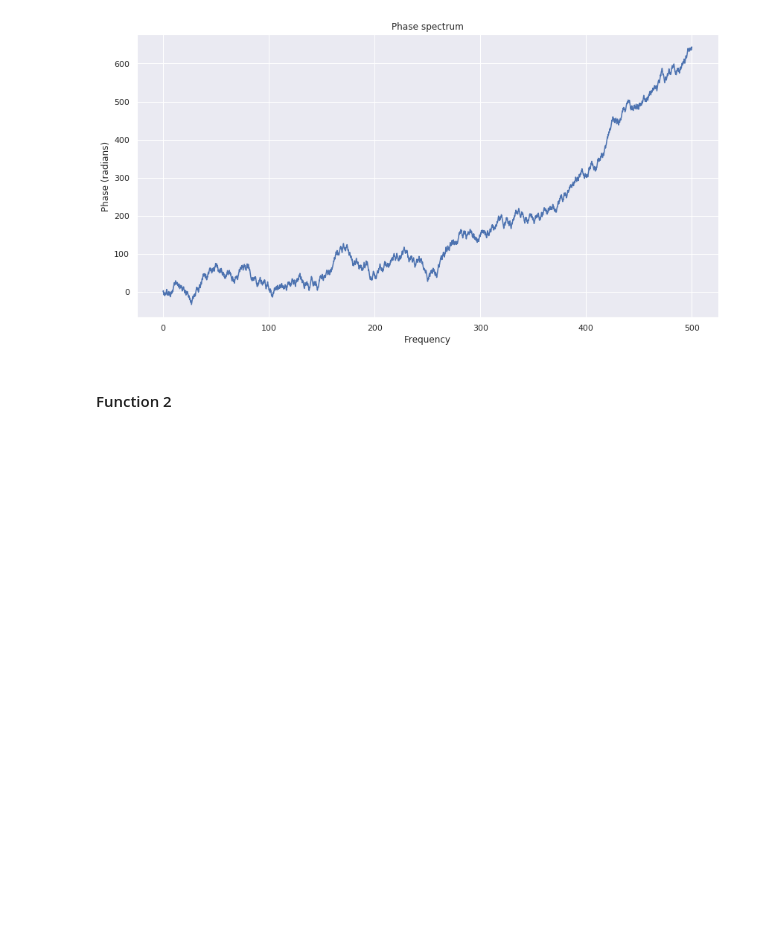
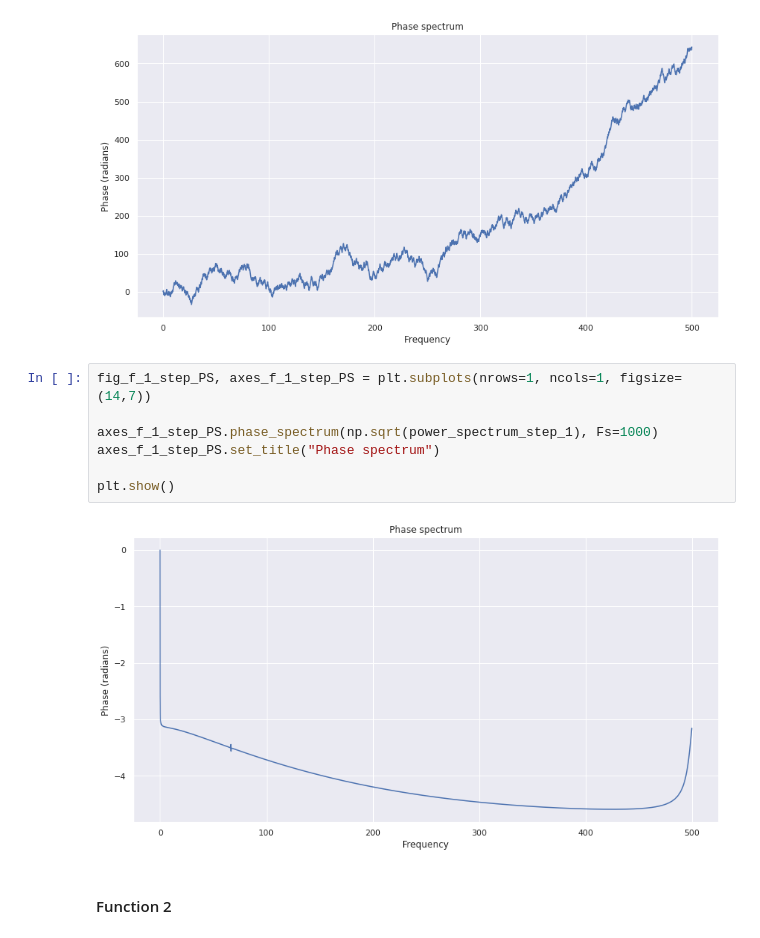
Before and after one commit to masterdesky/ELTE-signal-processing-2018, a Jupyter notebook: 2. feladatsor/Assignment 2 - Part 2.ipynb, the cells around one changed output. Cells and saved outputs as stored; diff of their text form; blank space fills up the shorter version.

```diff
--- a/2. feladatsor/Assignment 2 - Part 2.ipynb
+++ b/2. feladatsor/Assignment 2 - Part 2.ipynb
@@ -146,6 +235,15 @@ axes_f_1_PS.set_title("Phase spectrum")
 plt.show()
 # %% [output]
 [figure]
+# %%
+fig_f_1_step_PS, axes_f_1_step_PS = plt.subplots(nrows=1, ncols=1, figsize=(14,7))
+
+axes_f_1_step_PS.phase_spectrum(np.sqrt(power_spectrum_step_1), Fs=1000)
+axes_f_1_step_PS.set_title("Phase spectrum")
+
+plt.show()
+# %% [output]
+[figure, added]
 # %% [markdown]
 #### Function 2
 # %%
```
Also changed, not shown: parts of 47 cells of this notebook.
